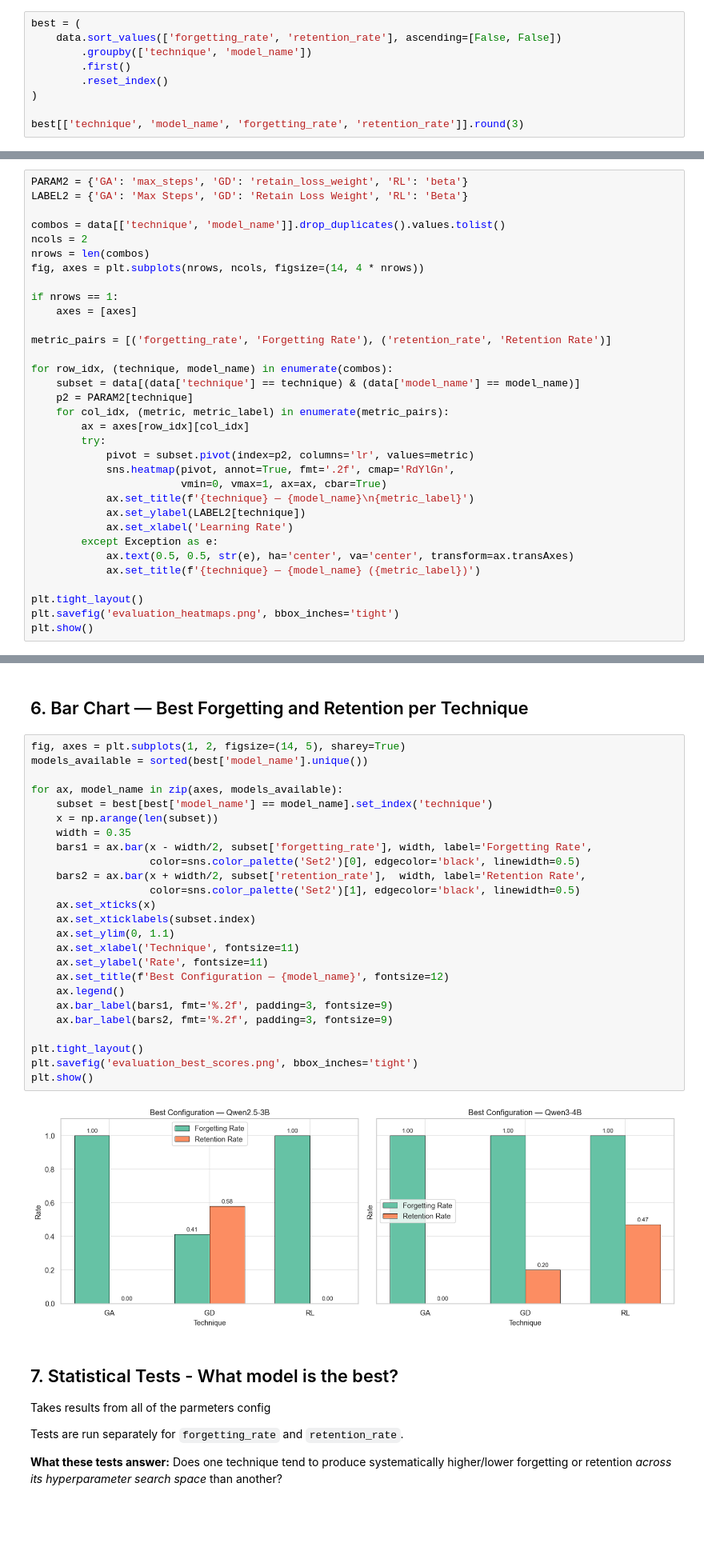
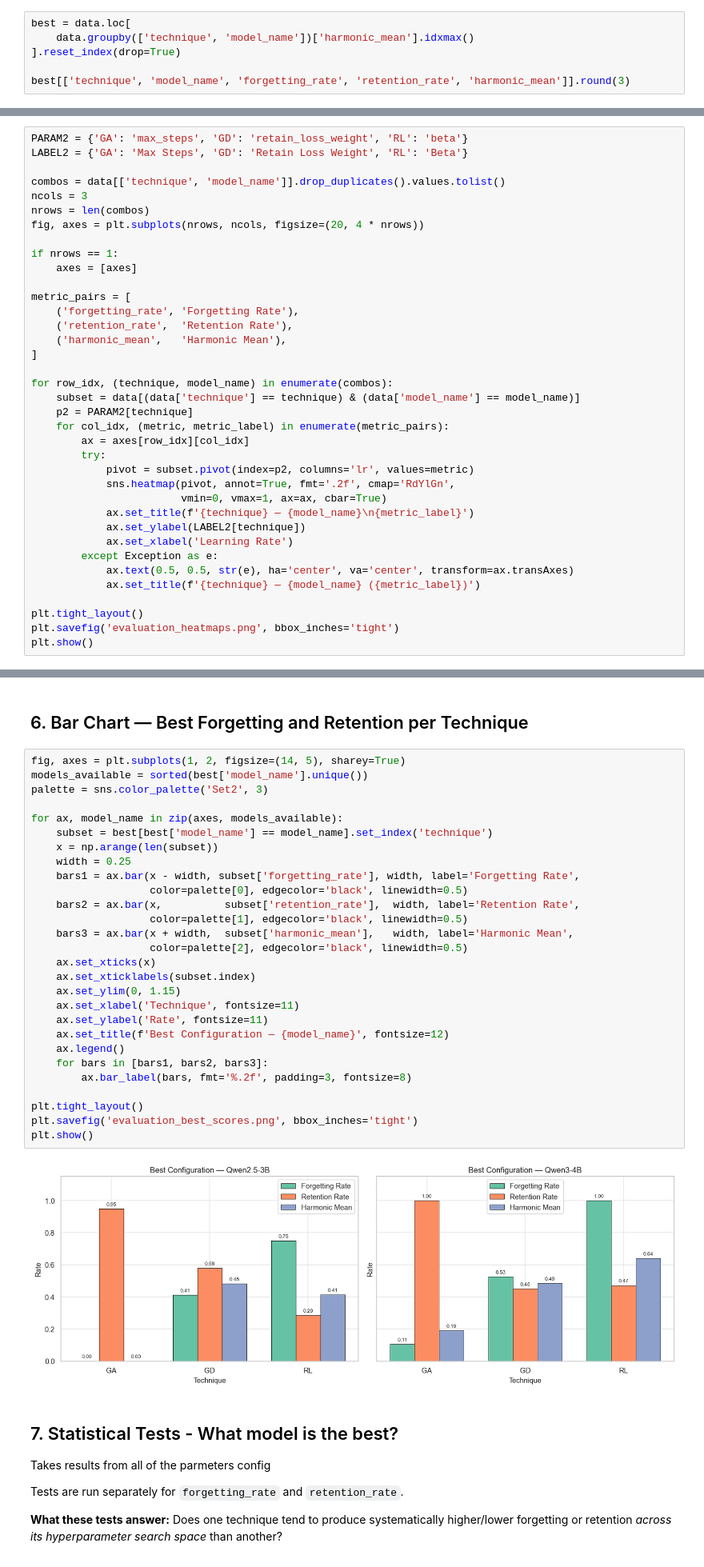
Before and after one commit to Hania111/Machine-Unlearning-for-llms, a Jupyter notebook: evaluation.ipynb, the cells around one changed output, grey strips where cells are left out. Shown at 80% size. Cells and saved outputs as stored; diff of their text form; blank space fills up the shorter version.

```diff
--- a/evaluation.ipynb
+++ b/evaluation.ipynb
@@ -95,10 +104,7 @@ Selects the row with the highest `forgetting_rate` first; among these, the highe
 # %%
-best = (
-    data.sort_values(['forgetting_rate', 'retention_rate'], ascending=[False, False])
-        .groupby(['technique', 'model_name'])
-        .first()
-        .reset_index()
-)
+best = data.loc[
+    data.groupby(['technique', 'model_name'])['harmonic_mean'].idxmax()
+].reset_index(drop=True)
 
-best[['technique', 'model_name', 'forgetting_rate', 'retention_rate']].round(3)
+best[['technique', 'model_name', 'forgetting_rate', 'retention_rate', 'harmonic_mean']].round(3)
 # %% [output]
@@ -119,14 +125,18 @@ PARAM2 = {'GA': 'max_steps', 'GD': 'retain_loss_weight', 'RL': 'beta'}
 LABEL2 = {'GA': 'Max Steps', 'GD': 'Retain Loss Weight', 'RL': 'Beta'}
 
 combos = data[['technique', 'model_name']].drop_duplicates().values.tolist()
-ncols = 2
+ncols = 3
 nrows = len(combos)
-fig, axes = plt.subplots(nrows, ncols, figsize=(14, 4 * nrows))
+fig, axes = plt.subplots(nrows, ncols, figsize=(20, 4 * nrows))
 
 if nrows == 1:
     axes = [axes]
 
-metric_pairs = [('forgetting_rate', 'Forgetting Rate'), ('retention_rate', 'Retention Rate')]
+metric_pairs = [
+    ('forgetting_rate', 'Forgetting Rate'),
+    ('retention_rate',  'Retention Rate'),
+    ('harmonic_mean',   'Harmonic Mean'),
+]
 
 for row_idx, (technique, model_name) in enumerate(combos):
     subset = data[(data['technique'] == technique) & (data['model_name'] == model_name)]
@@ -191,30 +201,33 @@ plt.show()
 # %%
 fig, axes = plt.subplots(1, 2, figsize=(14, 5), sharey=True)
 models_available = sorted(best['model_name'].unique())
+palette = sns.color_palette('Set2', 3)
 
 for ax, model_name in zip(axes, models_available):
     subset = best[best['model_name'] == model_name].set_index('technique')
     x = np.arange(len(subset))
-    width = 0.35
-    bars1 = ax.bar(x - width/2, subset['forgetting_rate'], width, label='Forgetting Rate',
-                   color=sns.color_palette('Set2')[0], edgecolor='black', linewidth=0.5)
-    bars2 = ax.bar(x + width/2, subset['retention_rate'],  width, label='Retention Rate',
-                   color=sns.color_palette('Set2')[1], edgecolor='black', linewidth=0.5)
+    width = 0.25
+    bars1 = ax.bar(x - width, subset['forgetting_rate'], width, label='Forgetting Rate',
+                   color=palette[0], edgecolor='black', linewidth=0.5)
+    bars2 = ax.bar(x,          subset['retention_rate'],  width, label='Retention Rate',
+                   color=palette[1], edgecolor='black', linewidth=0.5)
+    bars3 = ax.bar(x + width,  subset['harmonic_mean'],   width, label='Harmonic Mean',
+                   color=palette[2], edgecolor='black', linewidth=0.5)
     ax.set_xticks(x)
     ax.set_xticklabels(subset.index)
-    ax.set_ylim(0, 1.1)
+    ax.set_ylim(0, 1.15)
     ax.set_xlabel('Technique', fontsize=11)
     ax.set_ylabel('Rate', fontsize=11)
     ax.set_title(f'Best Configuration — {model_name}', fontsize=12)
     ax.legend()
-    ax.bar_label(bars1, fmt='%.2f', padding=3, fontsize=9)
-    ax.bar_label(bars2, fmt='%.2f', padding=3, fontsize=9)
+    for bars in [bars1, bars2, bars3]:
+        ax.bar_label(bars, fmt='%.2f', padding=3, fontsize=8)
 
 plt.tight_layout()
 plt.savefig('evaluation_best_scores.png', bbox_inches='tight')
 plt.show()
 # %% [output]
-[figure, old version]
+[figure, new version]
 # %% [markdown]
 ## 7. Statistical Tests - What model is the best?
 
```
Also changed, not shown: parts of 8 cells of this notebook, 2 other files.
